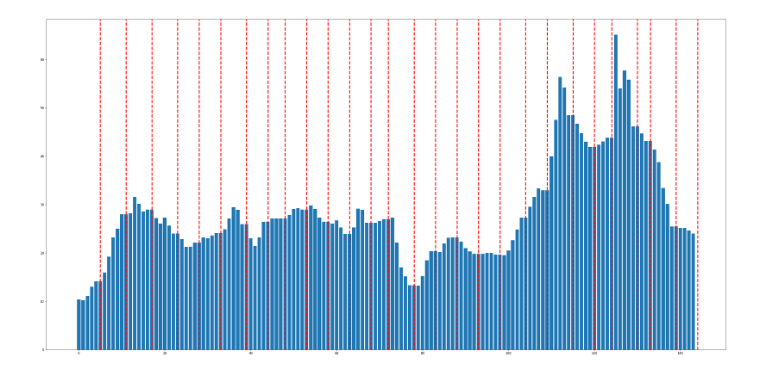
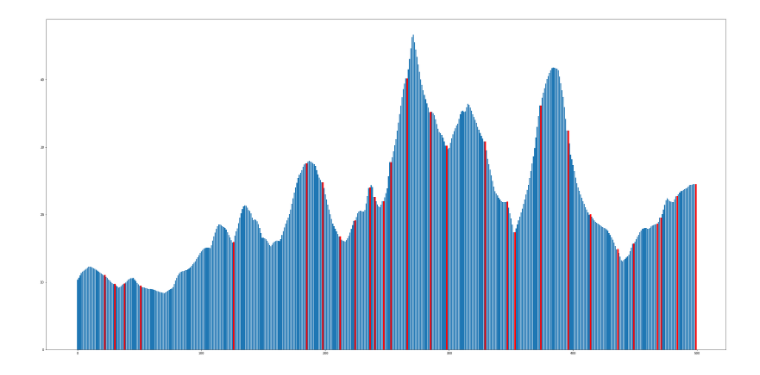
Before and after one commit to Namsik-Yoon/2020_MaaSer_example_code, a Jupyter notebook: source_code.ipynb, the cells around one changed output. Cells and saved outputs as stored; diff of their text form; code cells hidden in the pictures.

```diff
--- a/source_code.ipynb
+++ b/source_code.ipynb
@@ -19,7 +19,7 @@ class NoName:
         self.source = source
         self.target = target
         self.point = point
-        self.gmaps_key = "AIzaSyAk2xO72oiQS8zIi-E9YRp8-KxR4kdOtvg"
+        self.gmaps_key = "your googlemaps key"
         self.gmaps = googlemaps.Client(key=self.gmaps_key)
         self.G = nx.read_gpickle('road_network.gpickle')
         if type(source)==str:self.source=self.get_geocode(source)
@@ -27,6 +27,11 @@ class NoName:
         if point == None:self.point = source
 
     def get_geocode(self,place):
+        """
+        input :: place name (str)
+        output :: place geocode (tuple)
+        """
+
         gmaps = googlemaps.Client(key=self.gmaps_key)
         result = gmaps.geocode(place)
         lat = result[0]['geometry']['location']['lat']
@@ -34,6 +39,11 @@ class NoName:
         return lat,lon
 
     def get_nearest_link(self,point):
+        """
+        input :: place geocode (tuple)
+        output :: road nearest to the point (source_id,target_id)
+        """
+
         links = self.G.edges
         srt_link_dist = 9999
         for source,target in links:
@@ -45,6 +55,10 @@ class NoName:
         return srt_link
 
     def get_elevation(self,source,target,number_of_sample = 100):
+        """
+        input :: source and target geocode (tuple)
+        output :: elevation in source to target (list)
+        """
         path_elevation = self.gmaps.elevation_along_path(path = [source,target],samples=number_of_sample)
         elevation = [x['elevation'] for x in path_elevation]
         return elevation
@@ -82,13 +96,16 @@ class NoName:
             return path,dist
 
 
-    def plot_elevation(self,paths):
+    def plot_elevation(self,path,dist):
         elevations = []
         temp = []
-        for i in range(len(paths)-1):
-            source_lonlat = self.G.nodes[paths[i]]['lonlat']
-            target_lonlat = self.G.nodes[paths[i+1]]['lonlat']
-            n_samples = int(np.log(self.G.edges[(paths[i],paths[i+1])]['distance']))
+        for i in range(len(path)-1):
+            source_lonlat = self.G.nodes[path[i]]['lonlat']
+            target_lonlat = self.G.nodes[path[i+1]]['lonlat']
+            temp_dist = self.G.edges[(path[i],path[i+1])]['distance']
+            ratio = temp_dist/dist
+            n_samples = int(512*ratio)
+
             elevation = self.get_elevation(source_lonlat,target_lonlat,number_of_sample=n_samples)
             elevations+=elevation
             temp.append(n_samples)
@@ -97,7 +114,7 @@ class NoName:
         x = 0
         for i in temp:
             x += i
-            plt.axvline(x,color='r', linestyle='--', linewidth=3)
+            plt.axvline(x,color='r', linewidth=5, ymin=0,ymax=elevations[x-1]/max(elevations)*0.95)
         return plt.show()
 # %%
-sample = NoName('인하대학교','부평역')
+sample = NoName('인하대학교','한국가스공사 인천기지본부')
@@ -108,5 +129,5 @@ sample.get_srt_path()
 [interactive output not drawn]
 # %%
-sample.plot_elevation(sample.get_srt_path(mapping=False)[0])
+sample.plot_elevation(*sample.get_srt_path(mapping=False))
 # %% [output]
-[figure, old version]
+[figure, new version]
```
Also changed, not shown: parts of 2 cells of this notebook.
